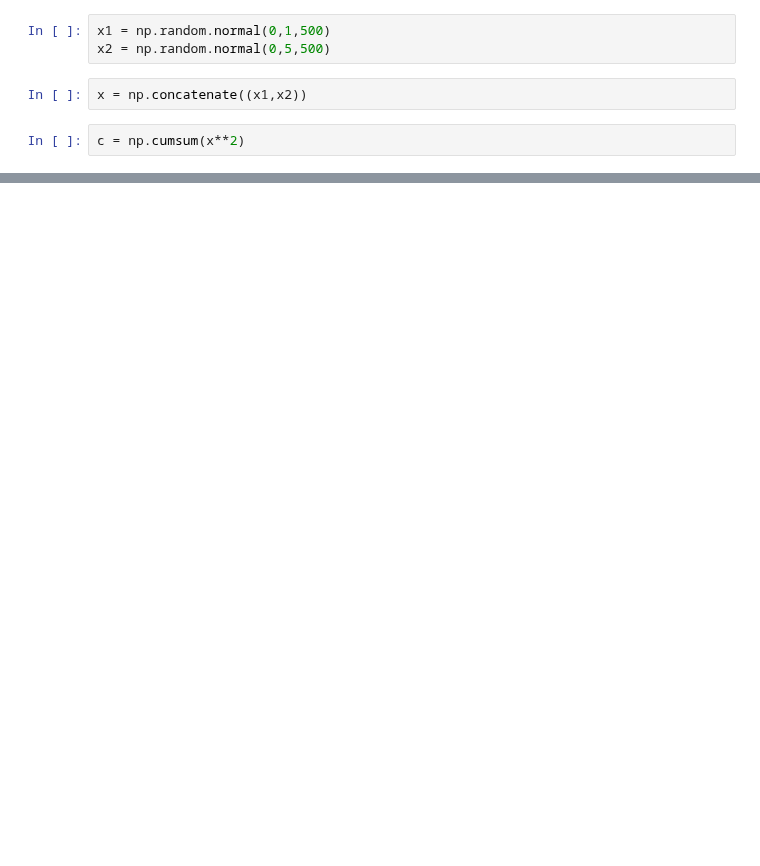
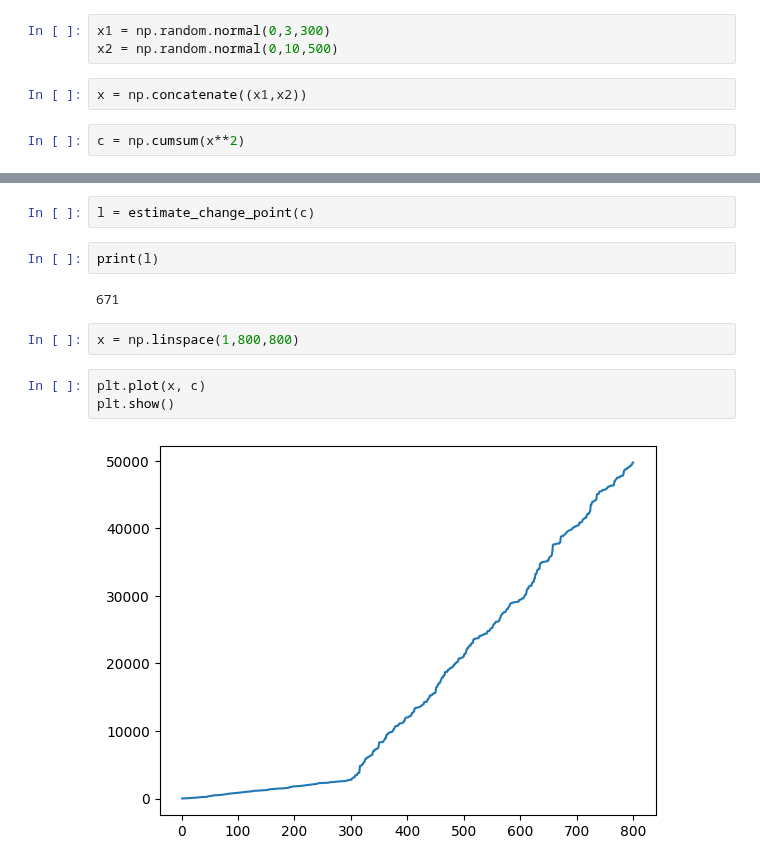
Before and after one commit to rafglo/Computer-Analysis-of-Time-Series, a Jupyter notebook: lista2.ipynb, the cells around one changed output, grey strips where cells are left out. Drawn from its saved outputs; the diff is of its cells as text; blank space fills up the shorter version.

```diff
--- a/lista2.ipynb
+++ b/lista2.ipynb
@@ -433,8 +434,8 @@ plt.show()
 # %% [markdown]
 Zadanie 5
 # %%
-x1 = np.random.normal(0,1,500)
-x2 = np.random.normal(0,5,500)
+x1 = np.random.normal(0,3,300)
+x2 = np.random.normal(0,10,500)
 # %%
 x = np.concatenate((x1,x2))
 # %%
@@ -441,0 +512,13 @@ c = np.cumsum(x**2)
+# %%
+l = estimate_change_point(c)
+# %%
+print(l)
+# %% [output]
+671
+# %%
+x = np.linspace(1,800,800)
+# %%
+plt.plot(x, c)
+plt.show()
+# %% [output]
+[figure, added]
```
Also changed, not shown: parts of 12 cells of this notebook, 1 other file.
